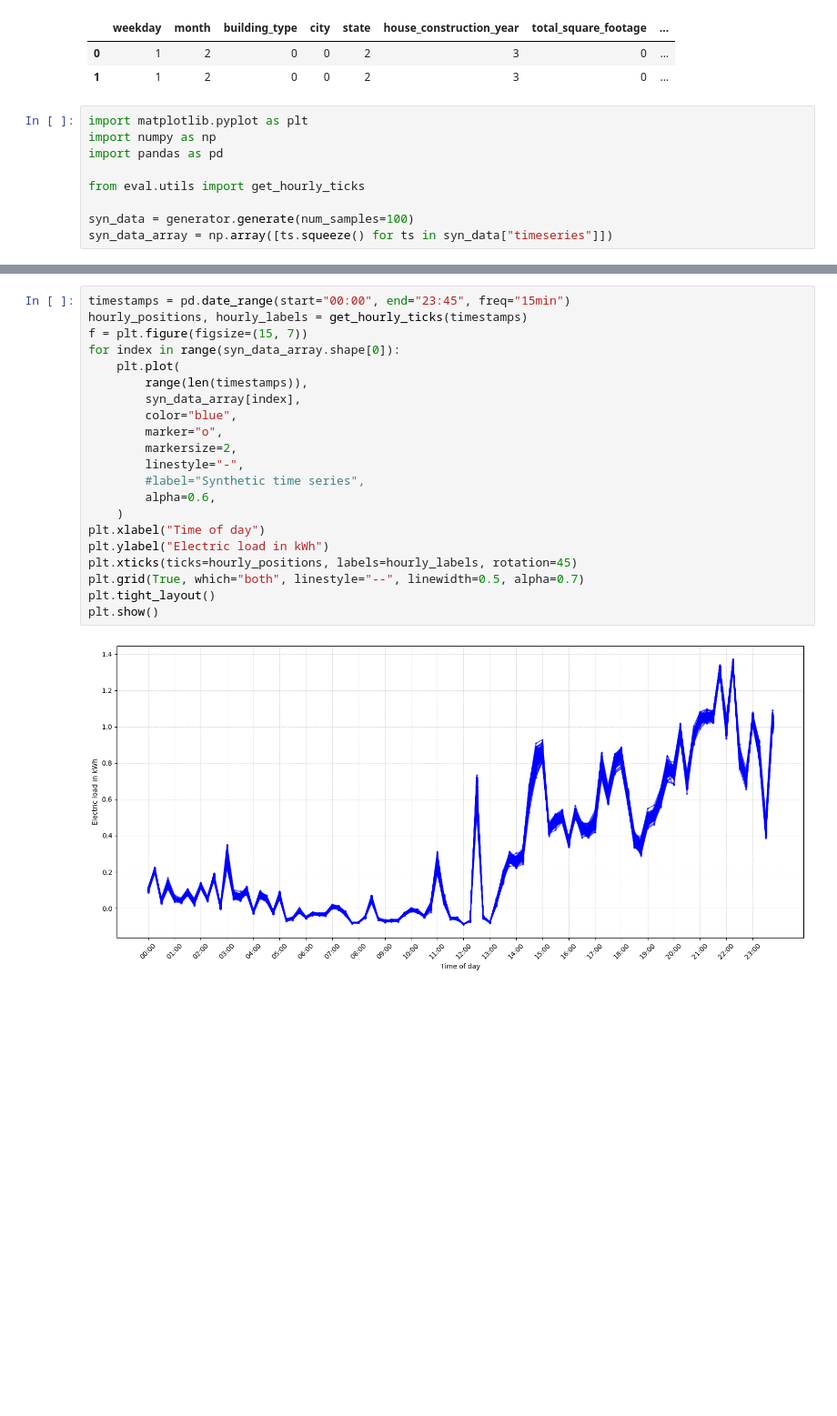
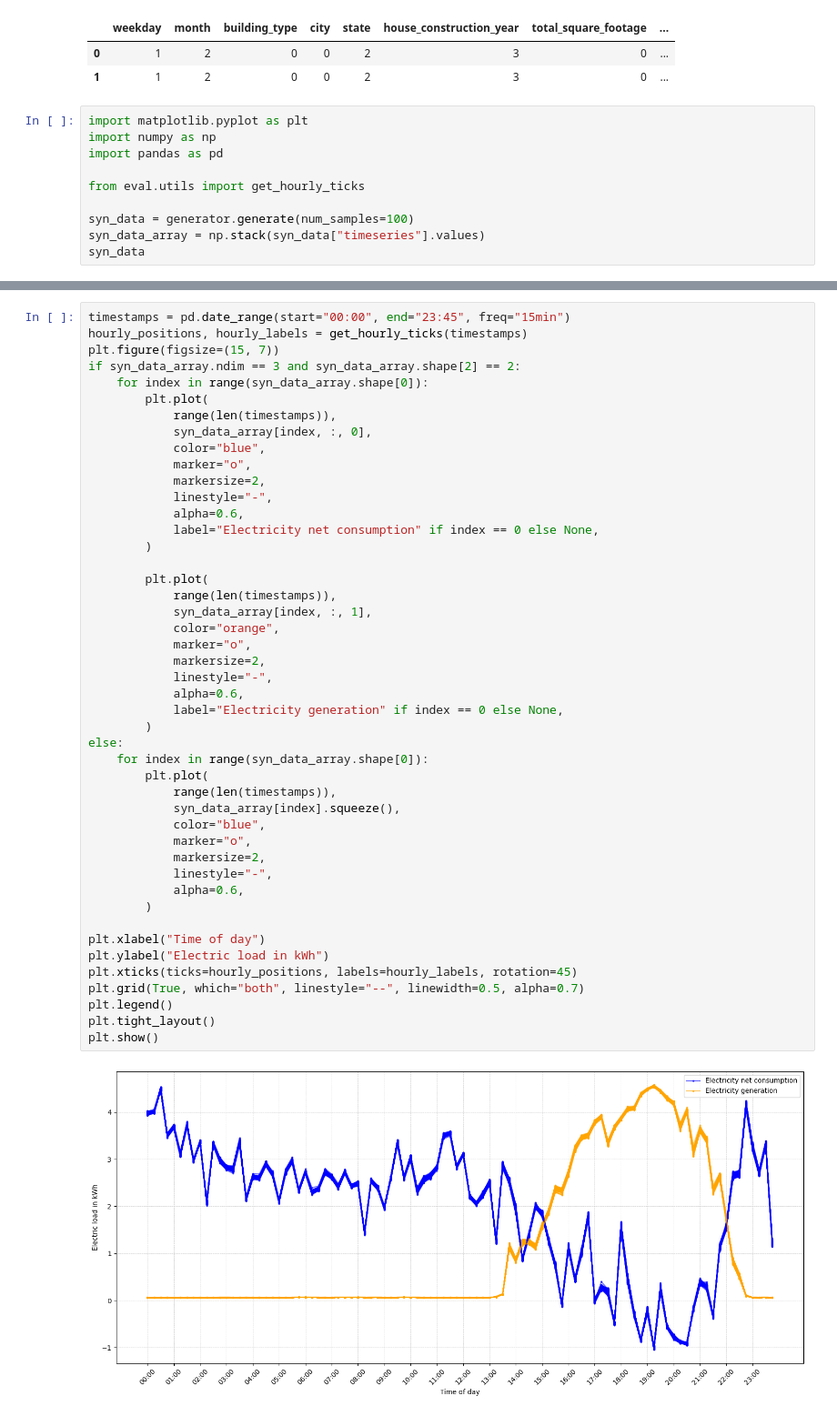
Before and after one commit to DAI-Lab/Cents, a Jupyter notebook: tutorials/generate_data.ipynb, the cells around one changed output, grey strips where cells are left out. Shown at 91% size. Drawn from its saved outputs; the diff is of its cells as text; blank space fills up the shorter version.

```diff
--- a/tutorials/generate_data.ipynb
+++ b/tutorials/generate_data.ipynb
@@ -81,4 +80,5 @@ import pandas as pd
 from eval.utils import get_hourly_ticks
 
 syn_data = generator.generate(num_samples=100)
-syn_data_array = np.array([ts.squeeze() for ts in syn_data["timeseries"]])
+syn_data_array = np.stack(syn_data["timeseries"].values)
+syn_data
@@ -85,23 +99,48 @@ syn_data_array = np.array([ts.squeeze() for ts in syn_data["timeseries"]])
 # %%
 timestamps = pd.date_range(start="00:00", end="23:45", freq="15min")
 hourly_positions, hourly_labels = get_hourly_ticks(timestamps)
-f = plt.figure(figsize=(15, 7))
-for index in range(syn_data_array.shape[0]):
-    plt.plot(
-        range(len(timestamps)),
-        syn_data_array[index],
-        color="blue",
-        marker="o",
-        markersize=2,
-        linestyle="-",
-        #label="Synthetic time series",
-        alpha=0.6,
-    )
+plt.figure(figsize=(15, 7))
+if syn_data_array.ndim == 3 and syn_data_array.shape[2] == 2:
+    for index in range(syn_data_array.shape[0]):
+        plt.plot(
+            range(len(timestamps)),
+            syn_data_array[index, :, 0],
+            color="blue",
+            marker="o",
+            markersize=2,
+            linestyle="-",
+            alpha=0.6,
+            label="Electricity net consumption" if index == 0 else None,
+        )
+
+        plt.plot(
+            range(len(timestamps)),
+            syn_data_array[index, :, 1],
+            color="orange",
+            marker="o",
+            markersize=2,
+            linestyle="-",
+            alpha=0.6,
+            label="Electricity generation" if index == 0 else None,
+        )
+else:
+    for index in range(syn_data_array.shape[0]):
+        plt.plot(
+            range(len(timestamps)),
+            syn_data_array[index].squeeze(),
+            color="blue",
+            marker="o",
+            markersize=2,
+            linestyle="-",
+            alpha=0.6,
+        )
+
 plt.xlabel("Time of day")
 plt.ylabel("Electric load in kWh")
 plt.xticks(ticks=hourly_positions, labels=hourly_labels, rotation=45)
 plt.grid(True, which="both", linestyle="--", linewidth=0.5, alpha=0.7)
+plt.legend()
 plt.tight_layout()
 plt.show()
 # %% [output]
-[figure, old version]
+[figure, new version]
```
Also changed, not shown: parts of 2 cells of this notebook, 20 other files.
